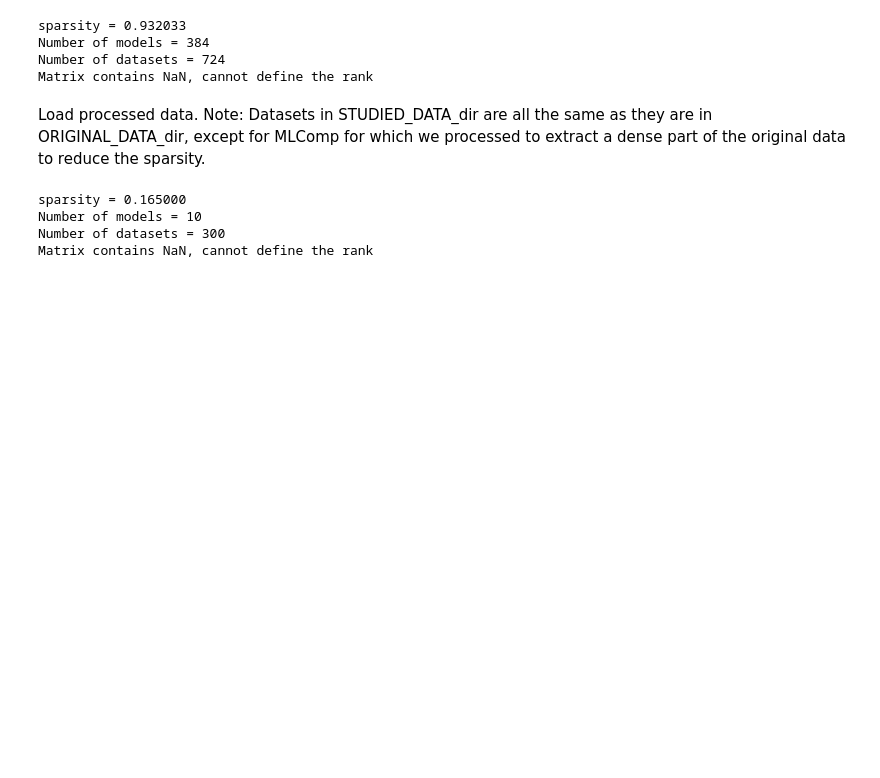
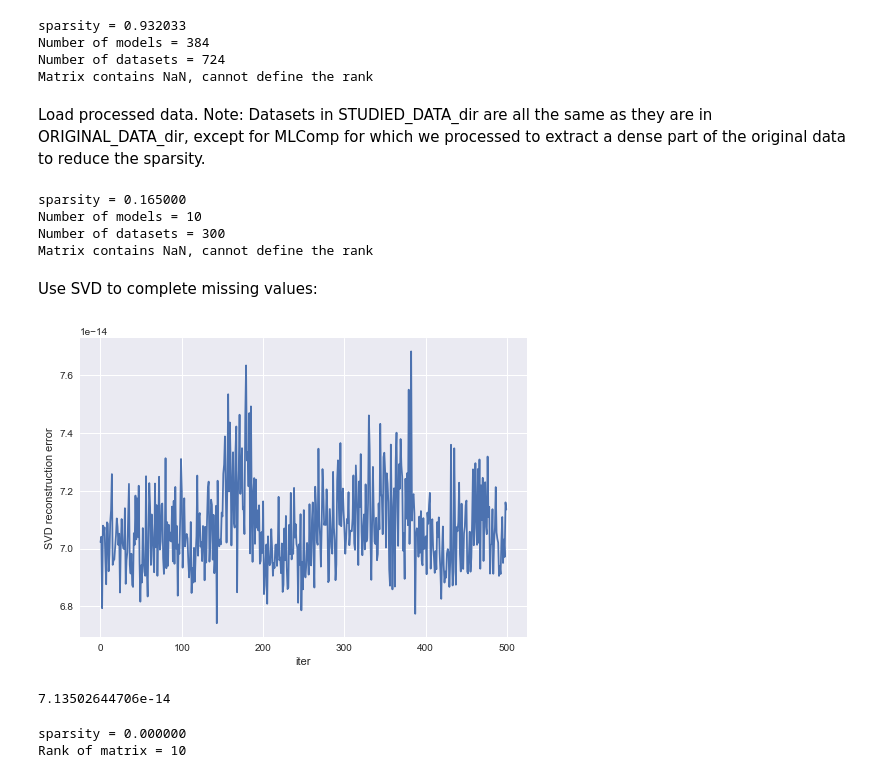
Before and after one commit to LishengSun/Meta-Learning-and-APT, a Jupyter notebook: PAPER_CAP2018/demonstration.ipynb, the cells around one changed output. Drawn from its saved outputs; the diff is of its cells as text; code cells hidden in the pictures; blank space fills up the shorter version.

Commit message:
Add SVD_complete_missingValues.py, update demonstration.ipynb

```diff
--- a/PAPER_CAP2018/demonstration.ipynb
+++ b/PAPER_CAP2018/demonstration.ipynb
@@ -49,3 +51,23 @@ sparsity = 0.165000
 Number of models = 10
 Number of datasets = 300
 Matrix contains NaN, cannot define the rank
+# %% [markdown]
+Use SVD to complete missing values:
+# %%
+from SVD_complete_missingValues import *
+X_comp, _, reconstruction_err, _, _, _ = SVD_complete_missingValues(X_proc)
+# %% [output]
+[figure, added]
+# %%
+print reconstruction_err
+# %% [output]
+7.13502644706e-14
+# %%
+print "sparsity = %f"%sparsity(X_comp)
+if sparsity(X_comp) == 0:
+    print "Rank of matrix = %i"%rank(X_comp)
+else:
+    print "Matrix contains NaN, cannot define the rank"
+# %% [output]
+sparsity = 0.000000
+Rank of matrix = 10
```
Also changed, not shown: parts of 1 cell of this notebook, 1 other file.
